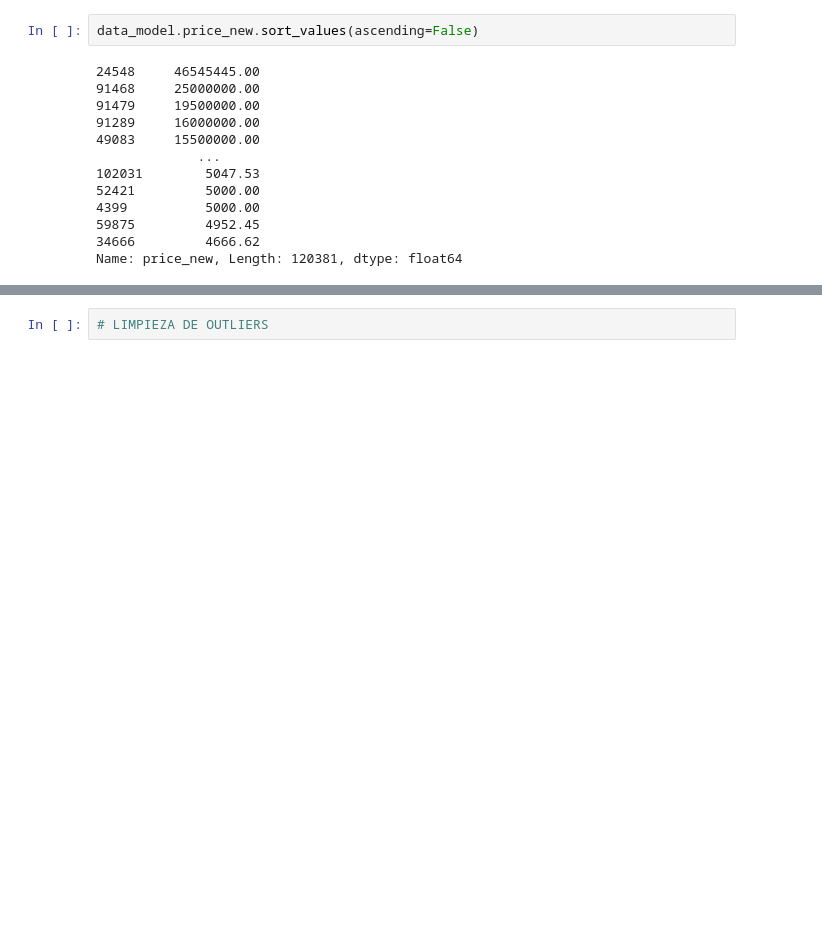
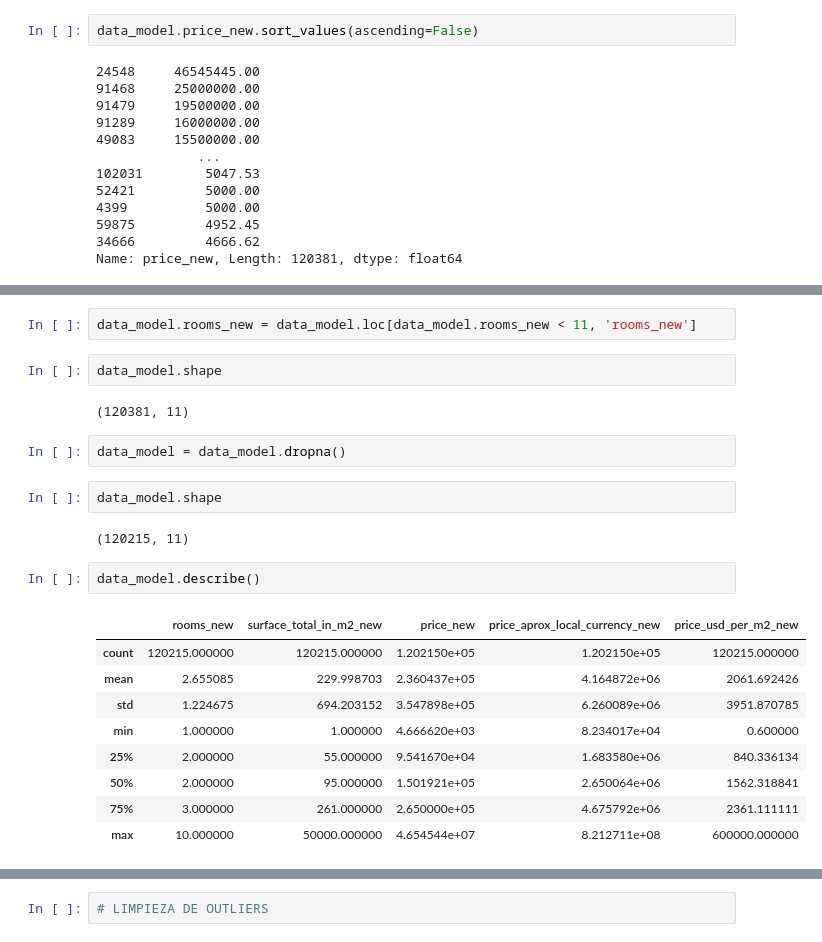
Before and after one commit to Yanina92/grupo_8_data_science_dh, a Jupyter notebook: TP_ENTREGA_GRUPO_8.ipynb, the cells around one changed output, grey strips where cells are left out. Drawn from its saved outputs; the diff is of its cells as text; blank space fills up the shorter version.

```diff
--- a/TP_ENTREGA_GRUPO_8.ipynb
+++ b/TP_ENTREGA_GRUPO_8.ipynb
@@ -2590,0 +2618,24 @@ Name: price_new, Length: 120381, dtype: float64
+# %%
+data_model.rooms_new = data_model.loc[data_model.rooms_new < 11, 'rooms_new']
+# %%
+data_model.shape
+# %% [output]
+(120381, 11)
+# %%
+data_model = data_model.dropna()
+# %%
+data_model.shape
+# %% [output]
+(120215, 11)
+# %%
+data_model.describe()
+# %% [output]
+|  | rooms_new | surface_total_in_m2_new | price_new | price_aprox_local_currency_new | price_usd_per_m2_new |
+| count | 120215.000000 | 120215.000000 | 1.202150e+05 | 1.202150e+05 | 120215.000000 |
+| mean | 2.655085 | 229.998703 | 2.360437e+05 | 4.164872e+06 | 2061.692426 |
+| std | 1.224675 | 694.203152 | 3.547898e+05 | 6.260089e+06 | 3951.870785 |
+| min | 1.000000 | 1.000000 | 4.666620e+03 | 8.234017e+04 | 0.600000 |
+| 25% | 2.000000 | 55.000000 | 9.541670e+04 | 1.683580e+06 | 840.336134 |
+| 50% | 2.000000 | 95.000000 | 1.501921e+05 | 2.650064e+06 | 1562.318841 |
+| 75% | 3.000000 | 261.000000 | 2.650000e+05 | 4.675792e+06 | 2361.111111 |
+| max | 10.000000 | 50000.000000 | 4.654544e+07 | 8.212711e+08 | 600000.000000 |
```
Also changed, not shown: parts of 24 cells of this notebook.
